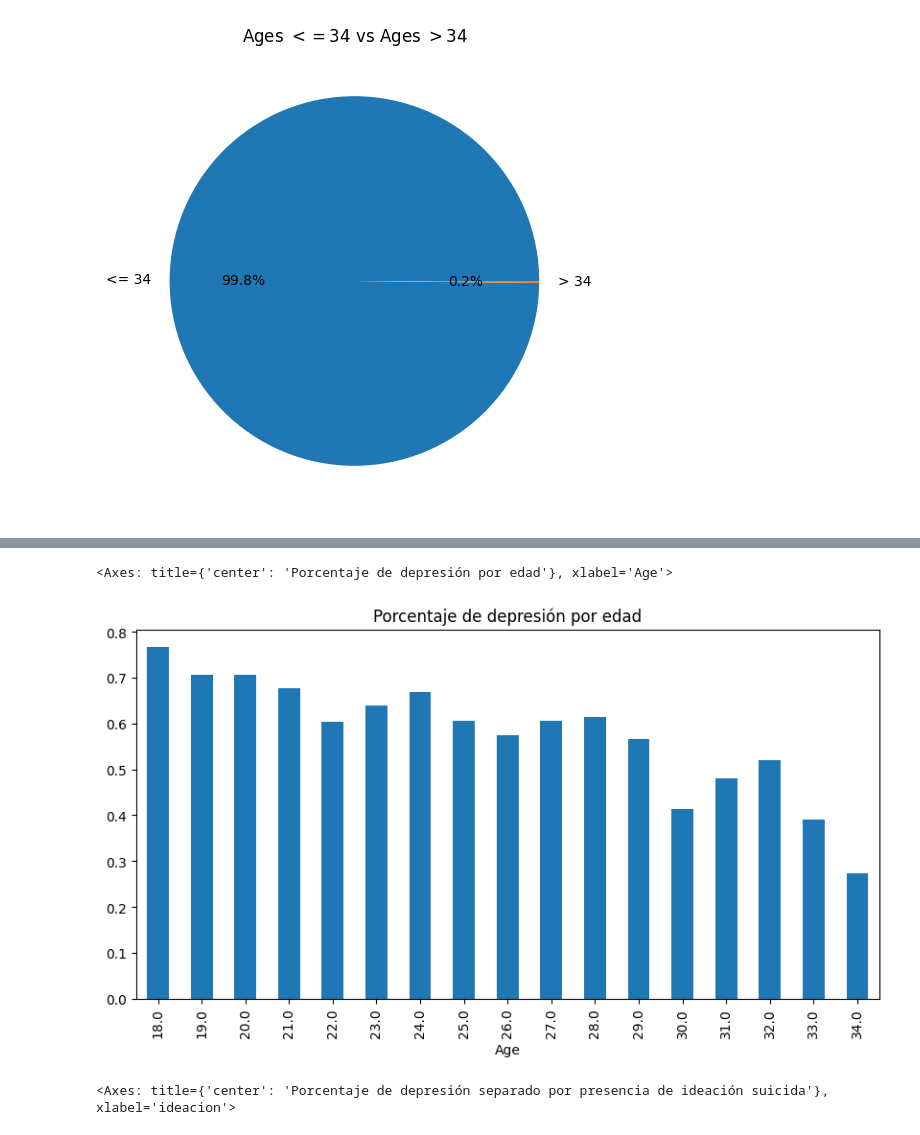
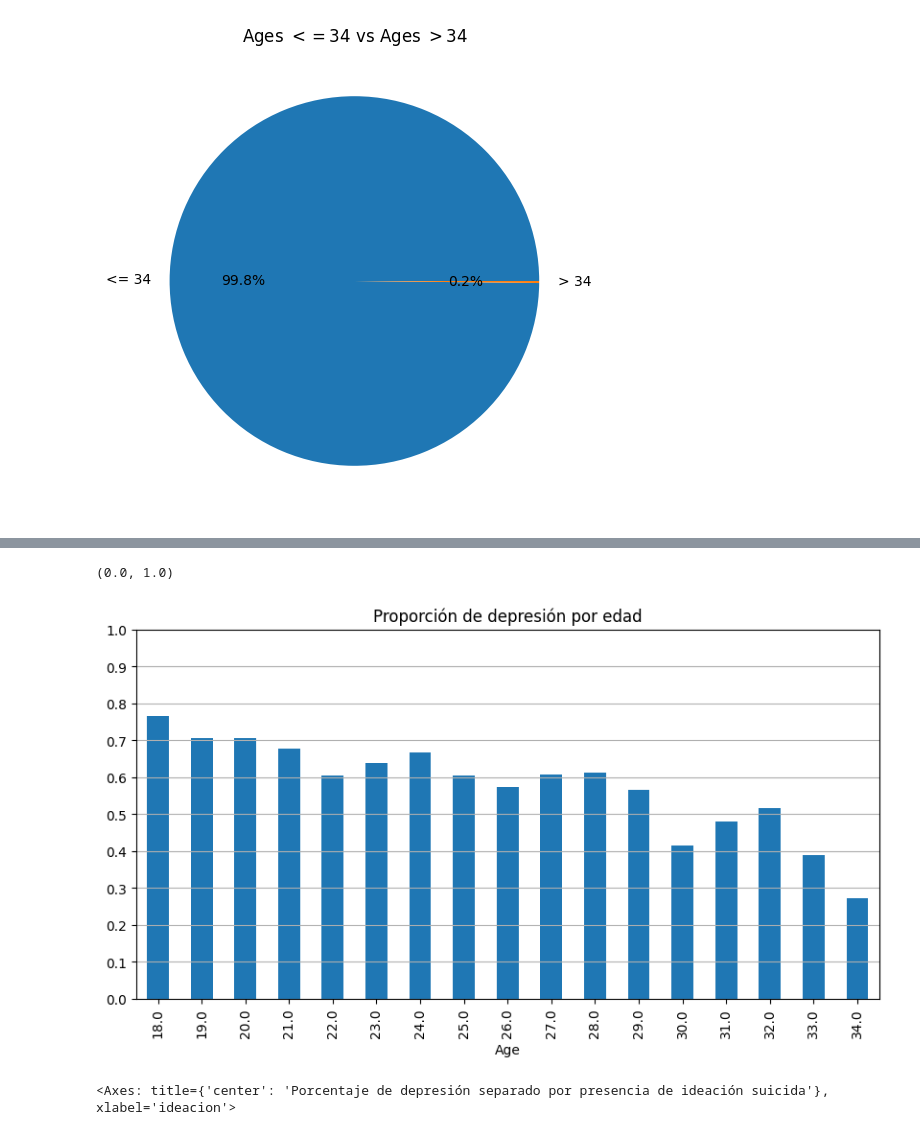
Before and after one commit to nacho2110/proyecto-mineria, a Jupyter notebook: eda.ipynb, the cells around one changed output, grey strips where cells are left out. Drawn from its saved outputs; the diff is of its cells as text; code cells hidden in the pictures.

```diff
--- a/eda.ipynb
+++ b/eda.ipynb
@@ -50,0 +91,3 @@ La columna 'Job Satisfaction' no describe bien el dataset, ya que casi todos los
+# %%
+data = data[data['Profession'] == 'Student']
+data.drop(columns='Profession', inplace=True)
@@ -50,0 +98,3 @@ La columna 'Job Satisfaction' no describe bien el dataset, ya que casi todos los
+# %%
+data.drop(columns='id', inplace=True)
+#data.drop(columns='Degree', inplace=True)
@@ -81,0 +138,2 @@ Hasta los 34 años hay una cantidad similar de registros. Mas allá de eso el da
+# %%
+data = data[data['Age'] <= 34]
@@ -82,8 +153,13 @@ Hasta los 34 años hay una cantidad similar de registros. Mas allá de eso el da
+# %%
+data = data[data['Financial Stress'] != '?']
 # %%
-data[data['Age']<=34].groupby('Age')['Depression'].mean().plot(kind='bar', figsize=(10, 5), title='Porcentaje de depresión por edad')
+ax = data[data['Age'] <= 34].groupby('Age')['Depression'].mean().plot(kind='bar', figsize=(10, 5), title='Proporción de depresión por edad')
+ax.grid(True, axis='y', which='major')
+ax.set_yticks([i * 0.1 for i in range(11)])
+ax.set_ylim(0, 1)
 # %% [output]
-<Axes: title={'center': 'Porcentaje de depresión por edad'}, xlabel='Age'>
+(0.0, 1.0)
-[figure, old version]
+[figure, new version]
 # %%
 data['ideacion'] = data['Have you ever had suicidal thoughts ?'].map({'Yes': 1, 'No': 0})
 data.groupby('ideacion')['Depression'].mean().plot(kind='bar', figsize=(10, 5), title='Porcentaje de depresión separado por presencia de ideación suicida')
```
Also changed, not shown: parts of 31 cells of this notebook.
